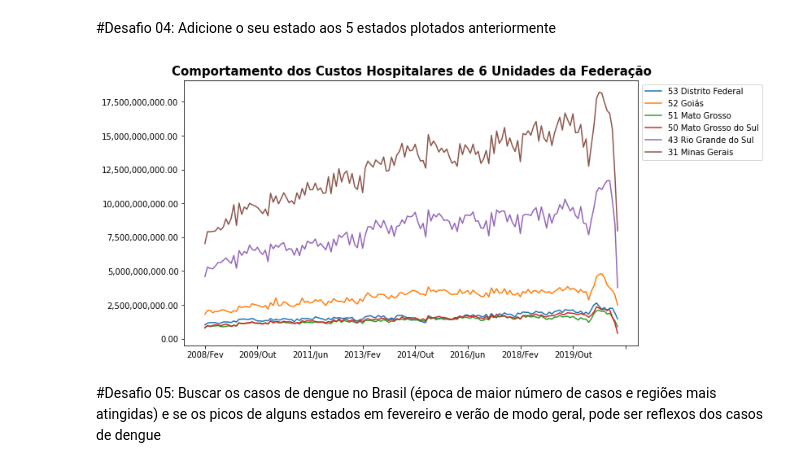
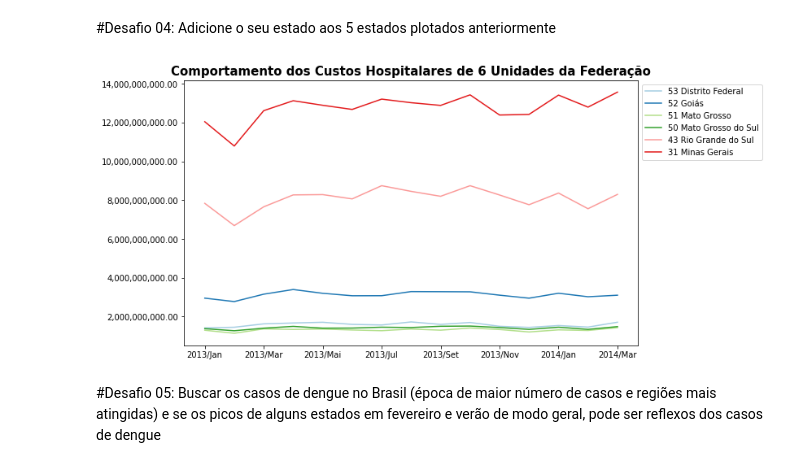
Before and after one commit to laugustovieira/BootCamp---Data-Science, a Jupyter notebook: Desafios_Modulo1_Aula3.ipynb, the cells around one changed output. Cells and saved outputs as stored; diff of their text form; code cells hidden in the pictures.

```diff
--- a/Desafios_Modulo1_Aula3.ipynb
+++ b/Desafios_Modulo1_Aula3.ipynb
@@ -90,28 +90,29 @@ plt.show()
 # %%
 font = {'weight' : 'bold',
         'size'   : 15,
         'Color' : 'black'}
 
 colunas_usaveis = dados.mean().index.tolist()
 colunas_usaveis.insert(0,"Unidade da Federação")
 usaveis = dados[colunas_usaveis]
 usaveis= usaveis.drop("Total", axis=1)
 usaveis = usaveis.set_index("Unidade da Federação")
 usaveis_ordenado = usaveis.sort_values(by="Unidade da Federação", ascending=False)
 
 coluna_cinco_estados = usaveis_ordenado.index.tolist()[:5]
 coluna_cinco_estados.append("31 Minas Gerais")
+#coluna_cinco_estados.append("35 São Paulo")
 
 usaveis_ordenado = usaveis_ordenado.loc[coluna_cinco_estados]
-usaveis_ordenado = usaveis_ordenado[usaveis_ordenado.columns[6:]]
+usaveis_ordenado = usaveis_ordenado[usaveis_ordenado.columns[65:80]]
 ax = usaveis_ordenado.T.plot(figsize=(10,6))
 sns.set_palette(sns.color_palette("Paired", 27))
 plt.legend(bbox_to_anchor=(1,1))
 ax.yaxis.set_major_formatter(ticker.StrMethodFormatter("{x:,.2f}"))
 plt.title("Comportamento dos Custos Hospitalares de 6 Unidades da Federação", fontdict=font)
 plt.rc("xtick", labelsize=10)
 plt.show()
 # %% [output]
-[figure, old version]
+[figure, new version]
 # %% [markdown]
 #Desafio 05: Buscar os casos de dengue no Brasil (época de maior número de casos e regiões mais atingidas) e se os picos de alguns estados em fevereiro e verão de modo geral, pode ser reflexos dos casos de dengue
```
Also changed, not shown: parts of 4 cells of this notebook.
